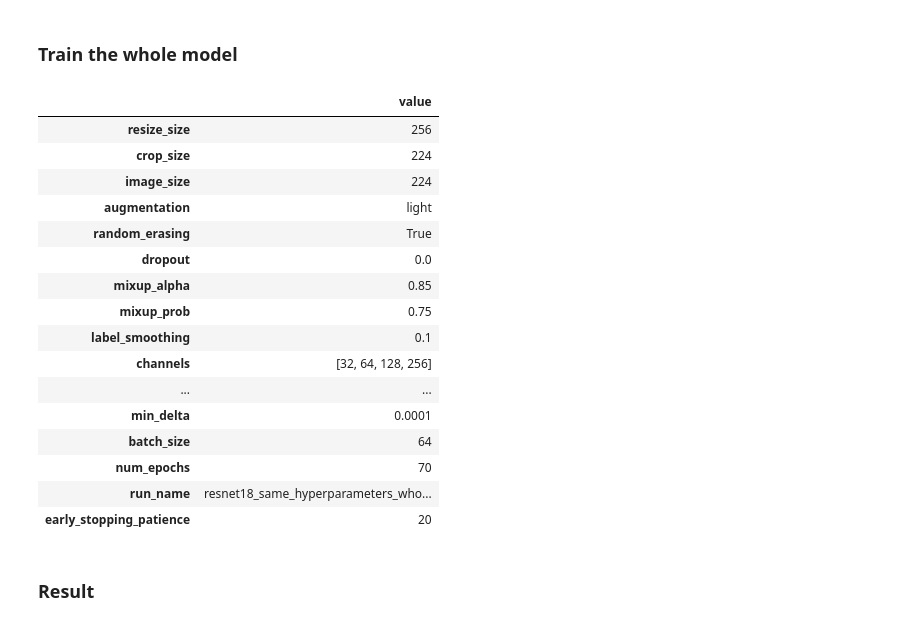
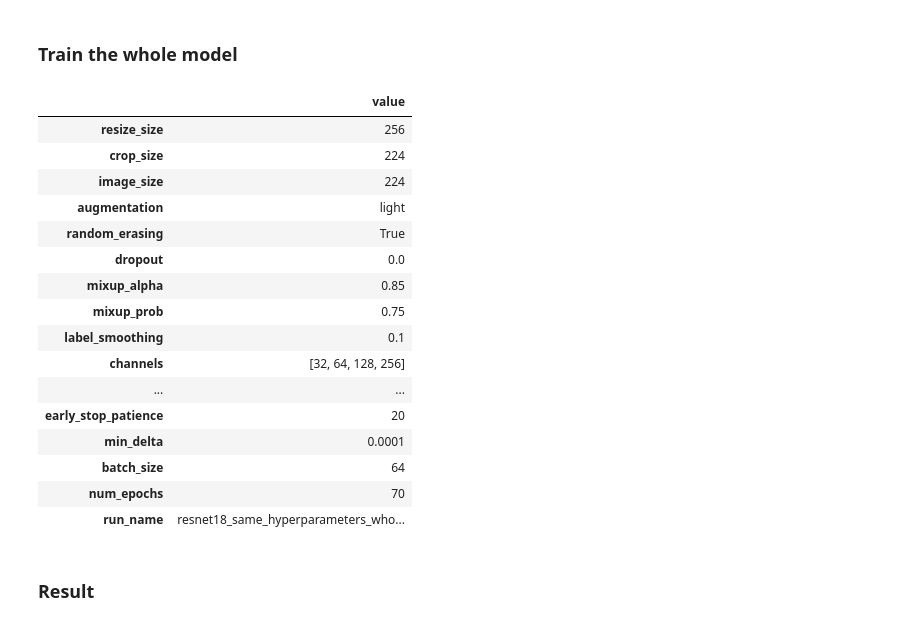
Before and after one commit to mohamadch91/UNIBO_IPCV_Image_classification, a Jupyter notebook: assignment_module_two.ipynb, the cells around one changed output. Saved outputs shown, nothing was run; the diff lists cells and outputs as text; code cells hidden in the pictures.

Commit message:
add all resnet exps

```diff
--- a/assignment_module_two.ipynb
+++ b/assignment_module_two.ipynb
@@ -1294,31 +1294,31 @@ Training epoch 11/70
 # %%
 
 cfg_resnet_same_whole = copy.deepcopy(cfg_part1)
 cfg_resnet_same_whole["run_name"] = "resnet18_same_hyperparameters_whole_model"
 cfg_resnet_same_whole["dropout"] = 0.0
 cfg_resnet_same_whole["freeze_backbone"] = False
-cfg_resnet_same_whole["early_stopping_patience"] = 20
+cfg_resnet_same_whole["early_stop_patience"] = 20
 cfg_resnet_same_whole["head_lr"] = None
 
 pd.DataFrame.from_dict(cfg_resnet_same_whole, orient="index", columns=["value"])
 # %% [output]
 |  | value |
 | resize_size | 256 |
 | crop_size | 224 |
 | image_size | 224 |
 | augmentation | light |
 | random_erasing | True |
 | dropout | 0.0 |
 | mixup_alpha | 0.85 |
 | mixup_prob | 0.75 |
 | label_smoothing | 0.1 |
 | channels | [32, 64, 128, 256] |
 | ... | ... |
+| early_stop_patience | 20 |
 | min_delta | 0.0001 |
 | batch_size | 64 |
 | num_epochs | 70 |
 | run_name | resnet18_same_hyperparameters_who... |
-| early_stopping_patience | 20 |
 # %% [markdown]
 ### Result
 # %%
```
Also changed, not shown: parts of 2 cells of this notebook, 9 other files.
